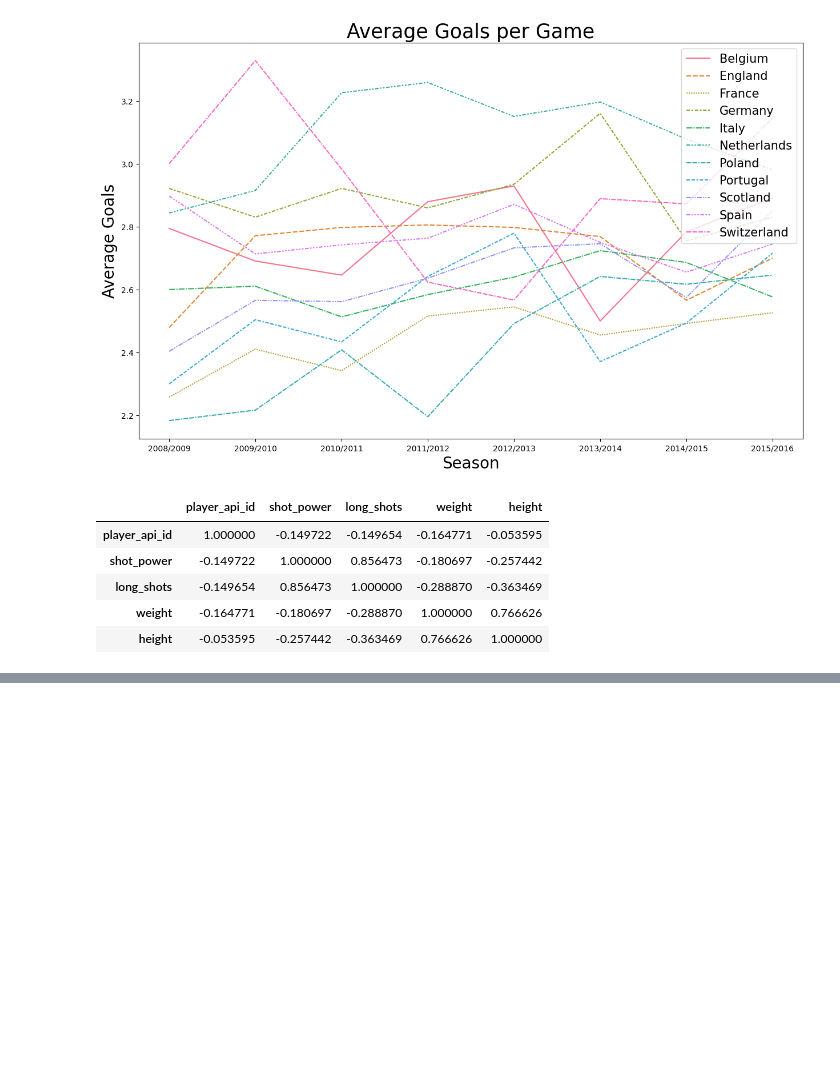
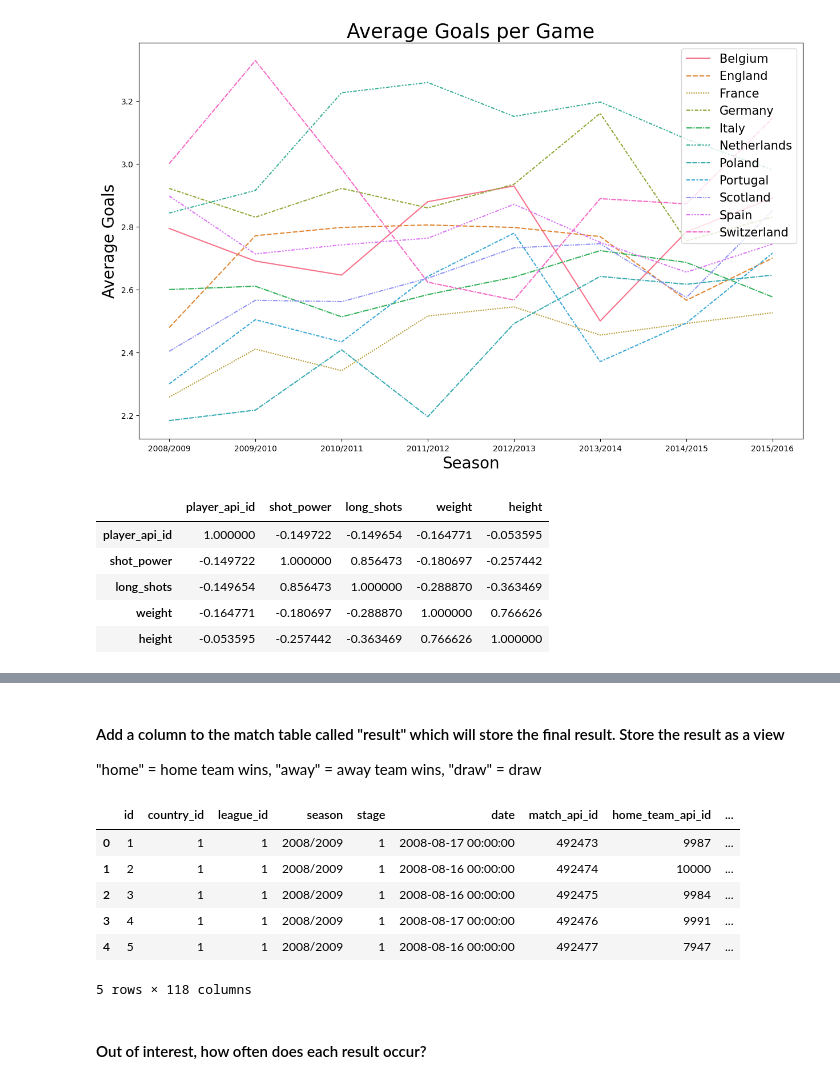
Before and after one commit to MauriceBrown/sql-football-data, a Jupyter notebook: European Football Data Analysis.ipynb, the cells around one changed output, grey strips where cells are left out. Saved outputs shown, nothing was run; the diff lists cells and outputs as text; code cells hidden in the pictures; blank space fills up the shorter version.

```diff
--- a/European Football Data Analysis.ipynb
+++ b/European Football Data Analysis.ipynb
@@ -258,0 +268,35 @@ df.corr()
+# %% [markdown]
+#### Add a column to the match table called "result" which will store the final result. Store the result as a view
+"home" = home team wins, "away" = away team wins, "draw" = draw
+# %%
+sql = '''
+    CREATE VIEW IF NOT EXISTS Match_Augmented AS
+    SELECT
+        *,
+        CASE
+        WHEN home_team_goal > away_team_goal THEN "home"
+        WHEN home_team_goal < away_team_goal THEN "away"
+        ELSE
+            "draw"
+        END result,
+        (home_team_goal + away_team_goal) AS total_goals,
+        ABS(home_team_goal - away_team_goal) AS goal_difference
+    FROM match;
+'''
+
+con.execute(sql)
+con.commit()
+
+sql = 'SELECT * FROM Match_Augmented'
+df = pd.read_sql(sql, con)
+df.head()
+# %% [output]
+|  | id | country_id | league_id | season | stage | date | match_api_id | home_team_api_id | ... |
+| 0 | 1 | 1 | 1 | 2008/2009 | 1 | 2008-08-17 00:00:00 | 492473 | 9987 | ... |
+| 1 | 2 | 1 | 1 | 2008/2009 | 1 | 2008-08-16 00:00:00 | 492474 | 10000 | ... |
+| 2 | 3 | 1 | 1 | 2008/2009 | 1 | 2008-08-16 00:00:00 | 492475 | 9984 | ... |
+| 3 | 4 | 1 | 1 | 2008/2009 | 1 | 2008-08-17 00:00:00 | 492476 | 9991 | ... |
+| 4 | 5 | 1 | 1 | 2008/2009 | 1 | 2008-08-16 00:00:00 | 492477 | 7947 | ... |
+5 rows × 118 columns
+# %% [markdown]
+#### Out of interest, how often does each result occur?
```
Also changed, not shown: parts of 18 cells of this notebook, 1 other file.
